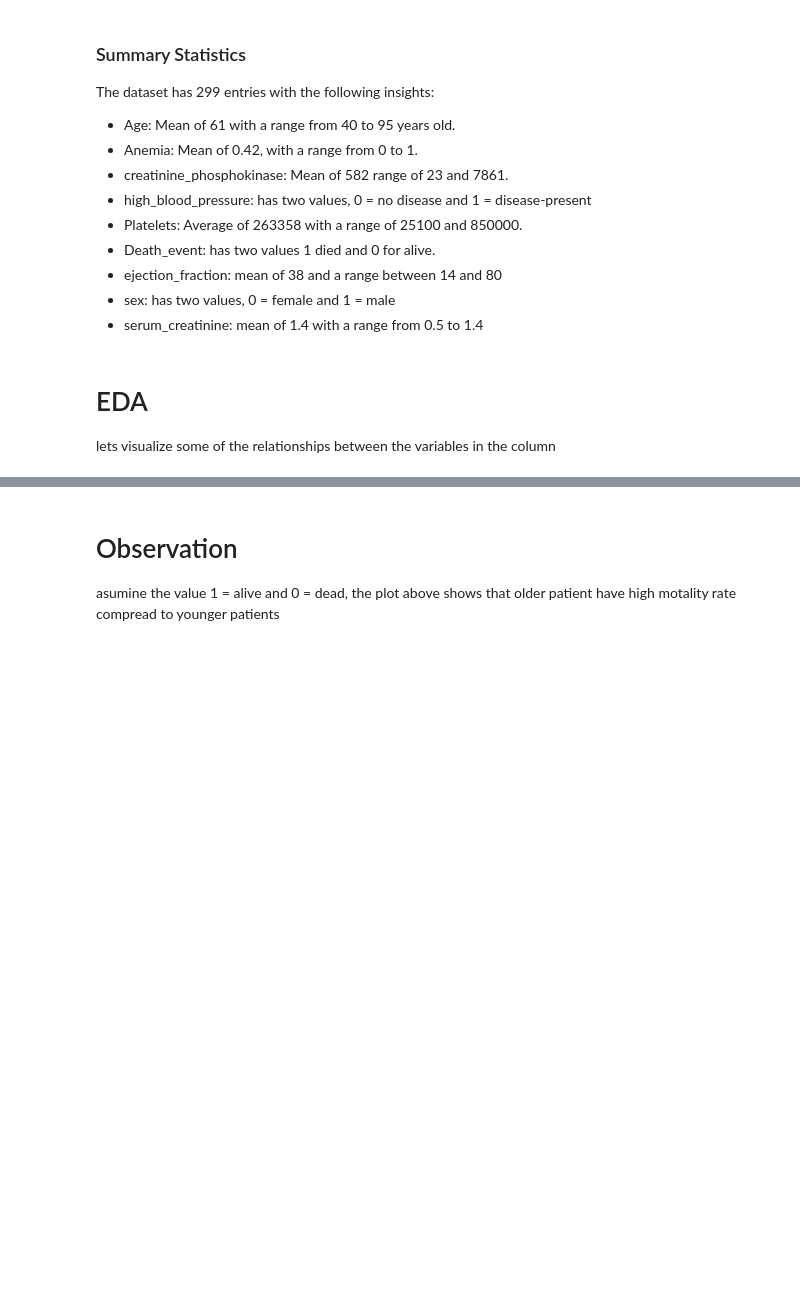
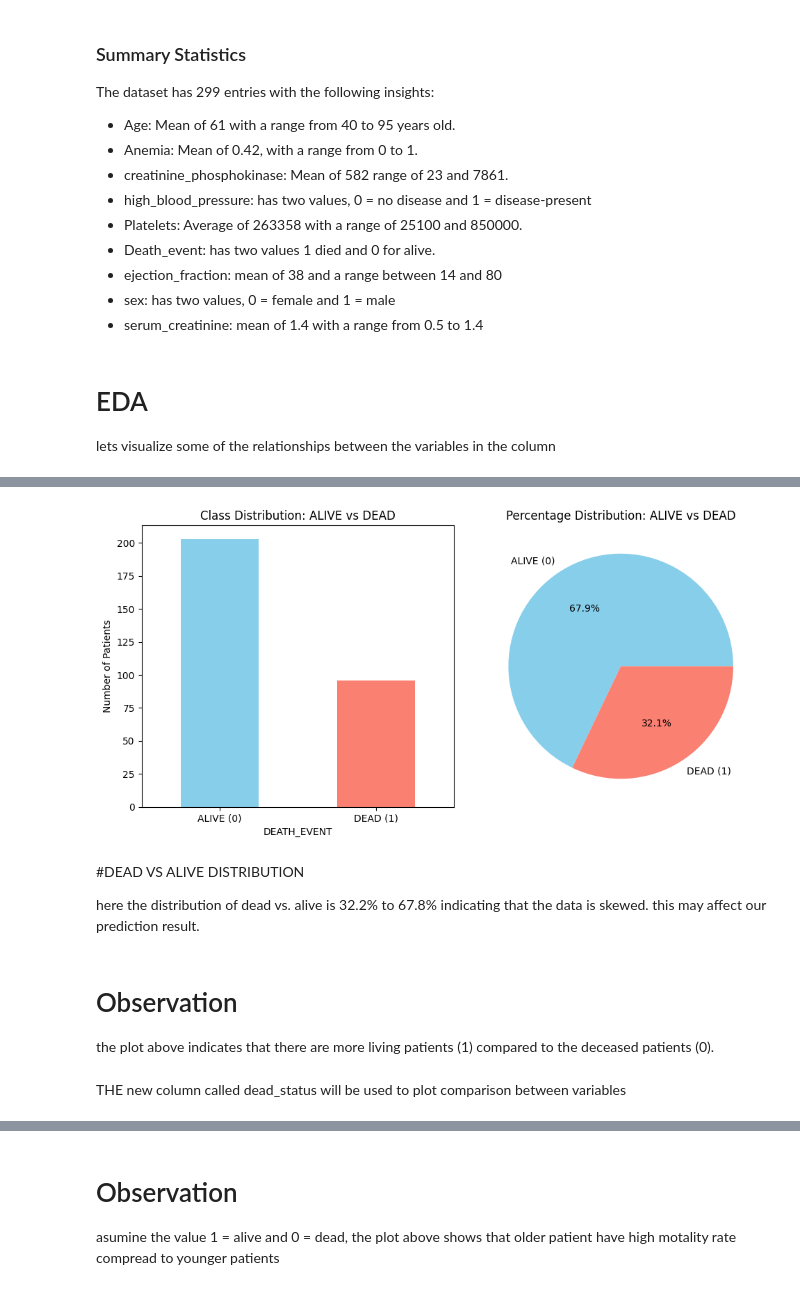
Before and after one commit to haliberry29/halimatusadia, a Jupyter notebook: early-heart-disease-detection-with-machine-learnin.ipynb, the cells around one changed output, grey strips where cells are left out. Drawn from its saved outputs; the diff is of its cells as text; code cells hidden in the pictures; blank space fills up the shorter version.

```diff
--- a/early-heart-disease-detection-with-machine-learnin.ipynb
+++ b/early-heart-disease-detection-with-machine-learnin.ipynb
@@ -164,0 +100,35 @@ lets visualize some of the relationships between the variables in the column
+# %%
+import matplotlib.pyplot as plt
+
+# Analyzing the distribution of alive (1) vs. dead (0) in the training set
+death_distribution = df['DEATH_EVENT'].value_counts()
+
+# Bar plot for class distribution
+plt.figure(figsize=(10, 5))
+
+# Creating the bar plot
+plt.subplot(1, 2, 1)
+death_distribution.plot(kind='bar', color=['skyblue', 'salmon'])
+plt.title("Class Distribution: ALIVE vs DEAD")
+plt.xticks([0, 1], ['ALIVE (0)', 'DEAD (1)'], rotation=0)
+plt.ylabel("Number of Patients")
+
+# Pie chart for class distribution
+plt.subplot(1, 2, 2)
+plt.pie(death_distribution, labels=['ALIVE (0)', 'DEAD (1)'], autopct='%1.1f%%', colors=['skyblue', 'salmon'])
+plt.title("Percentage Distribution: ALIVE vs DEAD")
+
+# Show the plots
+plt.tight_layout()
+plt.show()
+# %% [output]
+[figure, added]
+# %% [markdown]
+#DEAD VS ALIVE DISTRIBUTION
+
+here the distribution of dead vs. alive is 32.2% to 67.8% indicating that the data is skewed. this may affect our prediction result.
+# %% [markdown]
+# Observation
+the plot above indicates that there are more living patients (1) compared to the deceased patients (0).
+# %% [markdown]
+THE new column called dead_status will be used to plot comparison between variables
```
Also changed, not shown: parts of 29 cells of this notebook.
